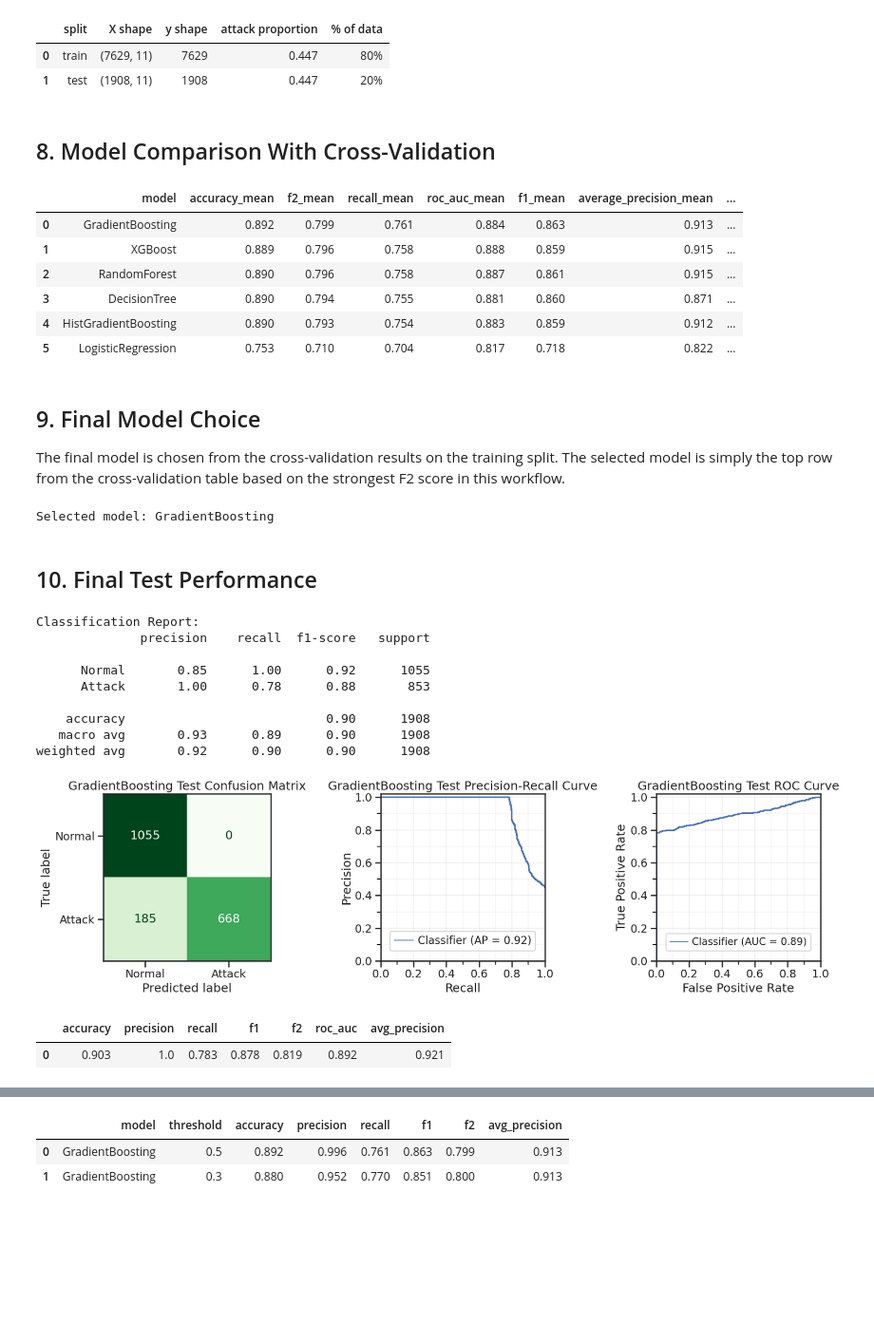
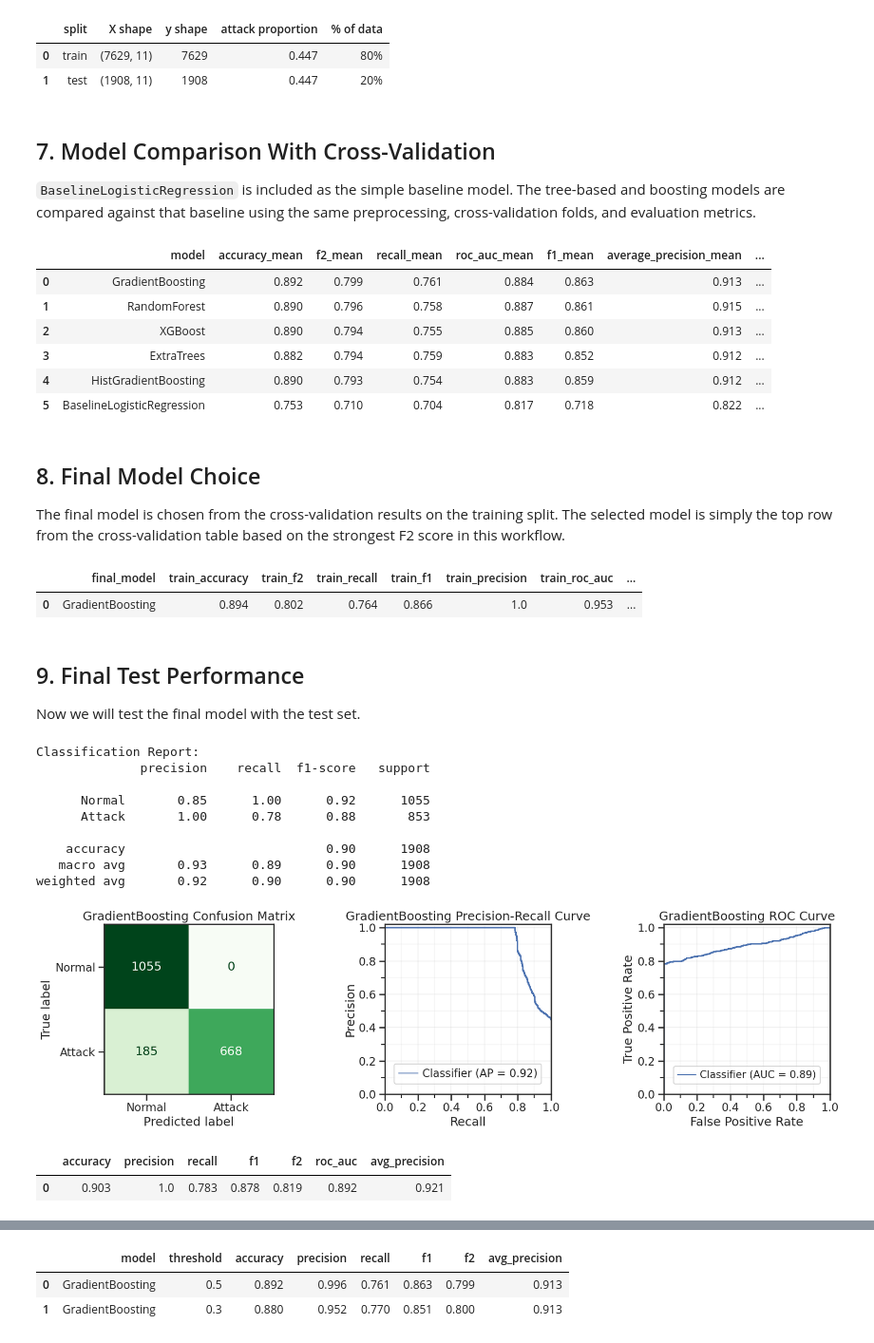
Before and after one commit to Pdmurphy2/intrusion-detection-ml, a Jupyter notebook: pat_model/pat_showcase.ipynb, the cells around one changed output, grey strips where cells are left out. Shown at 95% size. Saved outputs shown, nothing was run; the diff lists cells and outputs as text; code cells hidden in the pictures; blank space fills up the shorter version.

```diff
--- a/pat_model/pat_showcase.ipynb
+++ b/pat_model/pat_showcase.ipynb
@@ -518,13 +519,15 @@ display(split_summary.round(3))
 | 0 | train | (7629, 11) | 7629 | 0.447 | 80% |
 | 1 | test | (1908, 11) | 1908 | 0.447 | 20% |
 # %% [markdown]
-## 8. Model Comparison With Cross-Validation
+## 7. Model Comparison With Cross-Validation
+
+`BaselineLogisticRegression` is included as the simple baseline model. The tree-based and boosting models are compared against that baseline using the same preprocessing, cross-validation folds, and evaluation metrics.
 # %%
-# Build models and preprocessor
+# Build the models and preprocesser
 models = build_models()
 preprocessor = build_preprocessor(X_train)
 
-# Create cross validation stratified k-fold and scoring
+# Set up stratified cross-validation folds and the scoring metrics.
 cv = StratifiedKFold(n_splits=5, shuffle=True, random_state=RANDOM_STATE)
 scoring = {
     "accuracy": "accuracy",
@@ -536,27 +539,26 @@ scoring = {
     "average_precision": "average_precision",
 }
 
-# Initialize containers
 model_pipelines = {}
 model_results = []
 
-# Cross validate models with Startified K-fold and get scores
+# Evaluate each model using the same preprocesser and same cross-validation splits
 for name, model in models.items():
-    # Create model pipelins and save them
+    # Build and save the full pipeline for model
     pipeline = Pipeline([("preprocessor", preprocessor), ("model", model)])
     model_pipelines[name] = pipeline
 
-    # Get scores of cross validated model
-    scores = cross_validate(pipeline, X_train, y_train, cv=cv, scoring=scoring)
+    # Collect scores across the five folds.
+    scores = cross_validate(pipeline, X_train, y_train, cv=cv, scoring=scoring, n_jobs=1)
 
-    # Average and standardize scores and save them
+    # Store the mean and standard deviation for each metric
     row = {"model": name}
     for metric in scoring:
         row[f"{metric}_mean"] = scores[f"test_{metric}"].mean()
         row[f"{metric}_std"] = scores[f"test_{metric}"].std()
     model_results.append(row)
 
-# Display cross validation scores
+# Rank the models by recall-weighted performance and display the comparison table
 cv_results = (pd.DataFrame(model_results).sort_values(by=["f2_mean", "recall_mean", "average_precision_mean"], ascending=False).reset_index(drop=True))
 display(cv_results[[
     "model",
@@ -571,43 +573,60 @@ display(cv_results[[
 # %% [output]
 |  | model | accuracy_mean | f2_mean | recall_mean | roc_auc_mean | f1_mean | average_precision_mean | ... |
 | 0 | GradientBoosting | 0.892 | 0.799 | 0.761 | 0.884 | 0.863 | 0.913 | ... |
-| 1 | XGBoost | 0.889 | 0.796 | 0.758 | 0.888 | 0.859 | 0.915 | ... |
-| 2 | RandomForest | 0.890 | 0.796 | 0.758 | 0.887 | 0.861 | 0.915 | ... |
-| 3 | DecisionTree | 0.890 | 0.794 | 0.755 | 0.881 | 0.860 | 0.871 | ... |
+| 1 | RandomForest | 0.890 | 0.796 | 0.758 | 0.887 | 0.861 | 0.915 | ... |
+| 2 | XGBoost | 0.890 | 0.794 | 0.755 | 0.885 | 0.860 | 0.913 | ... |
+| 3 | ExtraTrees | 0.882 | 0.794 | 0.759 | 0.883 | 0.852 | 0.912 | ... |
 | 4 | HistGradientBoosting | 0.890 | 0.793 | 0.754 | 0.883 | 0.859 | 0.912 | ... |
-| 5 | LogisticRegression | 0.753 | 0.710 | 0.704 | 0.817 | 0.718 | 0.822 | ... |
+| 5 | BaselineLogisticRegression | 0.753 | 0.710 | 0.704 | 0.817 | 0.718 | 0.822 | ... |
 # %% [markdown]
-## 9. Final Model Choice
+## 8. Final Model Choice
 
 The final model is chosen from the cross-validation results on the training split.
 The selected model is simply the top row from the cross-validation table based on the strongest F2 score in this workflow.
 # %%
-winner_name = cv_results.iloc[0]["model"]
-winner_pipeline = model_pipelines[winner_name]
-winner_pipeline.fit(X_train, y_train)
-print(f"Selected model: {winner_name}")
+# Get the selected final model and fit it on the full training split
+final_model_name = cv_results.iloc[0]["model"]
+final_model_pipeline = model_pipelines[final_model_name]
+final_model_pipeline.fit(X_train, y_train)
+train_metrics = evaluate_model(final_model_pipeline, X_train, y_train)
+
+# Display the chosen model and its training metrics
+display(pd.DataFrame([{
+    "final_model": final_model_name,
+    "train_accuracy": train_metrics["accuracy"],
+    "train_f2": train_metrics["f2"],
+    "train_recall": train_metrics["recall"],
+    "train_f1": train_metrics["f1"],
+    "train_precision": train_metrics["precision"],
+    "train_roc_auc": train_metrics["roc_auc"],
+    "train_avg_precision": train_metrics["avg_precision"],
+}]).round(3))
 # %% [output]
-Selected model: GradientBoosting
+|  | final_model | train_accuracy | train_f2 | train_recall | train_f1 | train_precision | train_roc_auc | ... |
+| 0 | GradientBoosting | 0.894 | 0.802 | 0.764 | 0.866 | 1.0 | 0.953 | ... |
 # %% [markdown]
-## 10. Final Test Performance
+## 9. Final Test Performance
+
+Now we will test the final model with the test set.
 # %%
-y_test_pred = winner_pipeline.predict(X_test)
-y_test_prob = winner_pipeline.predict_proba(X_test)[:, 1]
-test_metrics = evaluate_model(winner_pipeline, X_test, y_test)
+y_test_pred = final_model_pipeline.predict(X_test)
+test_metrics = evaluate_model(final_model_pipeline, X_test, y_test)
+
+# Display final test metrics
 print("Classification Report:")
 print(classification_report(y_test, y_test_pred, target_names=["Normal", "Attack"]))
-plot_model_charts(winner_pipeline, X_test, y_test, title_prefix=f"{winner_name} Test")
+plot_model_charts(final_model_pipeline, X_test, y_test, title_prefix=f"{final_model_name}")
 display(pd.DataFrame([test_metrics]).round(3))
 # %% [output]
 Classification Report:
               precision    recall  f1-score   support
 
       Normal       0.85      1.00      0.92      1055
       Attack       1.00      0.78      0.88       853
 
     accuracy                           0.90      1908
    macro avg       0.93      0.89      0.90      1908
 weighted avg       0.92      0.90      0.90      1908
-[figure, old version]
+[figure, new version]
 |  | accuracy | precision | recall | f1 | f2 | roc_auc | avg_precision |
 | 0 | 0.903 | 1.0 | 0.783 | 0.878 | 0.819 | 0.892 | 0.921 |
```
Also changed, not shown: parts of 29 cells of this notebook, 4 other files.
